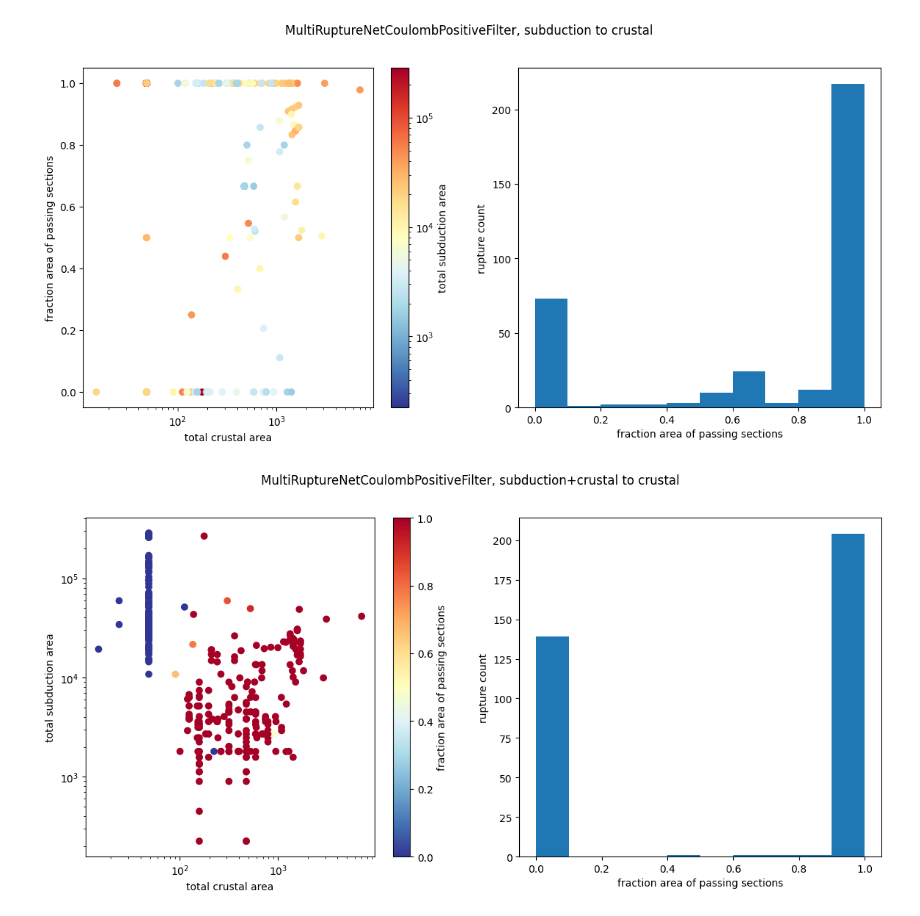
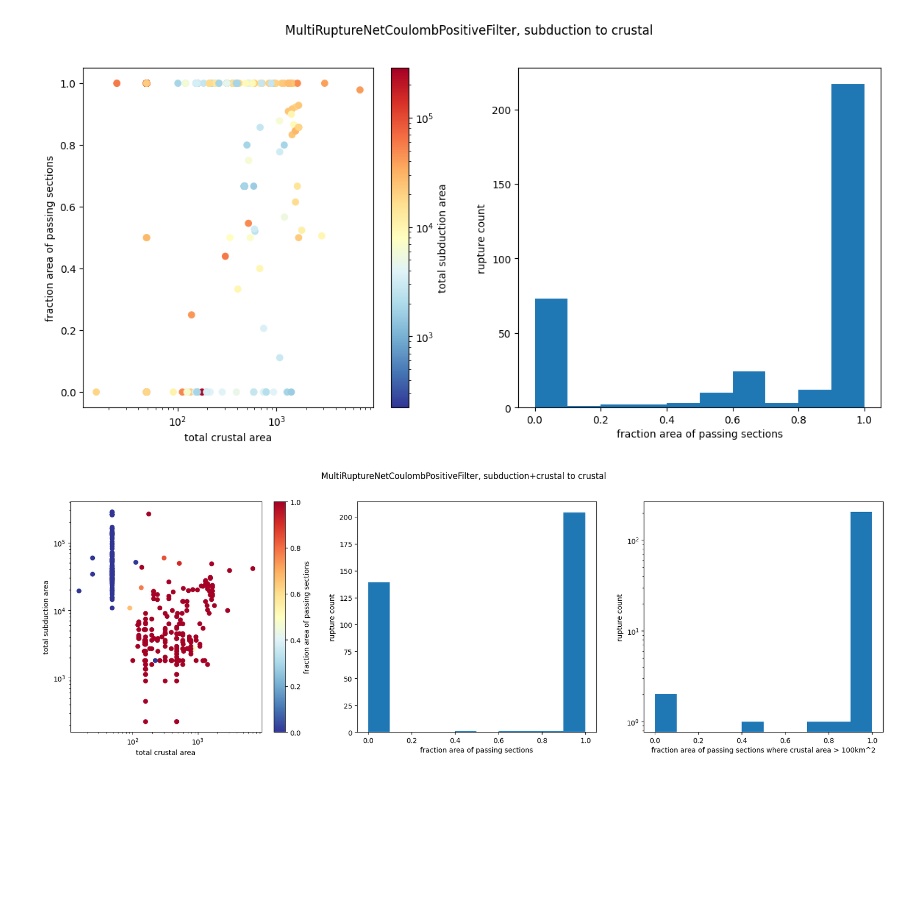
Before and after one commit to voj/science-playground, a Jupyter notebook: WORKDIR/coulomb-fractions.ipynb, the cells around one changed output. Saved outputs shown, nothing was run; the diff lists cells and outputs as text; code cells hidden in the pictures; blank space fills up the shorter version.

```diff
--- a/WORKDIR/coulomb-fractions.ipynb
+++ b/WORKDIR/coulomb-fractions.ipynb
@@ -105,19 +108,26 @@ plt.show()
 [figure]
 # %%
 fraction = np.divide(filter_1_pass_full_stiffness_area, cru_areas)
-fig, axs = plt.subplots(1, 2, figsize=(14, 6))
+fig, axs = plt.subplots(1, 3, figsize=(21, 6))
 scatter = axs[0].scatter(cru_areas, sub_areas, c=fraction, cmap='RdYlBu_r')
 fig.suptitle("MultiRuptureNetCoulombPositiveFilter, subduction+crustal to crustal")
 axs[0].set_ylabel('total subduction area')
 axs[0].set_yscale('log')
 axs[0].set_xlabel('total crustal area')
 axs[0].set_xscale('log')
 cbar = fig.colorbar(scatter)
 cbar.set_label("fraction area of passing sections")
 
 hist = axs[1].hist(fraction)
 axs[1].set_xlabel('fraction area of passing sections')
 axs[1].set_ylabel('rupture count')
+
+big_fractions = [fraction[i] for i in range(len(fraction)) if cru_areas[i] > 100]
+hist = axs[2].hist(big_fractions)
+axs[2].set_xlabel('fraction area of passing sections where crustal area > 100km^2')
+axs[2].set_ylabel('rupture count')
+axs[2].set_yscale('log')
+
 plt.show()
 # %% [output]
-[figure, old version]
+[figure, new version]
```
Also changed, not shown: parts of 1 cell of this notebook.
